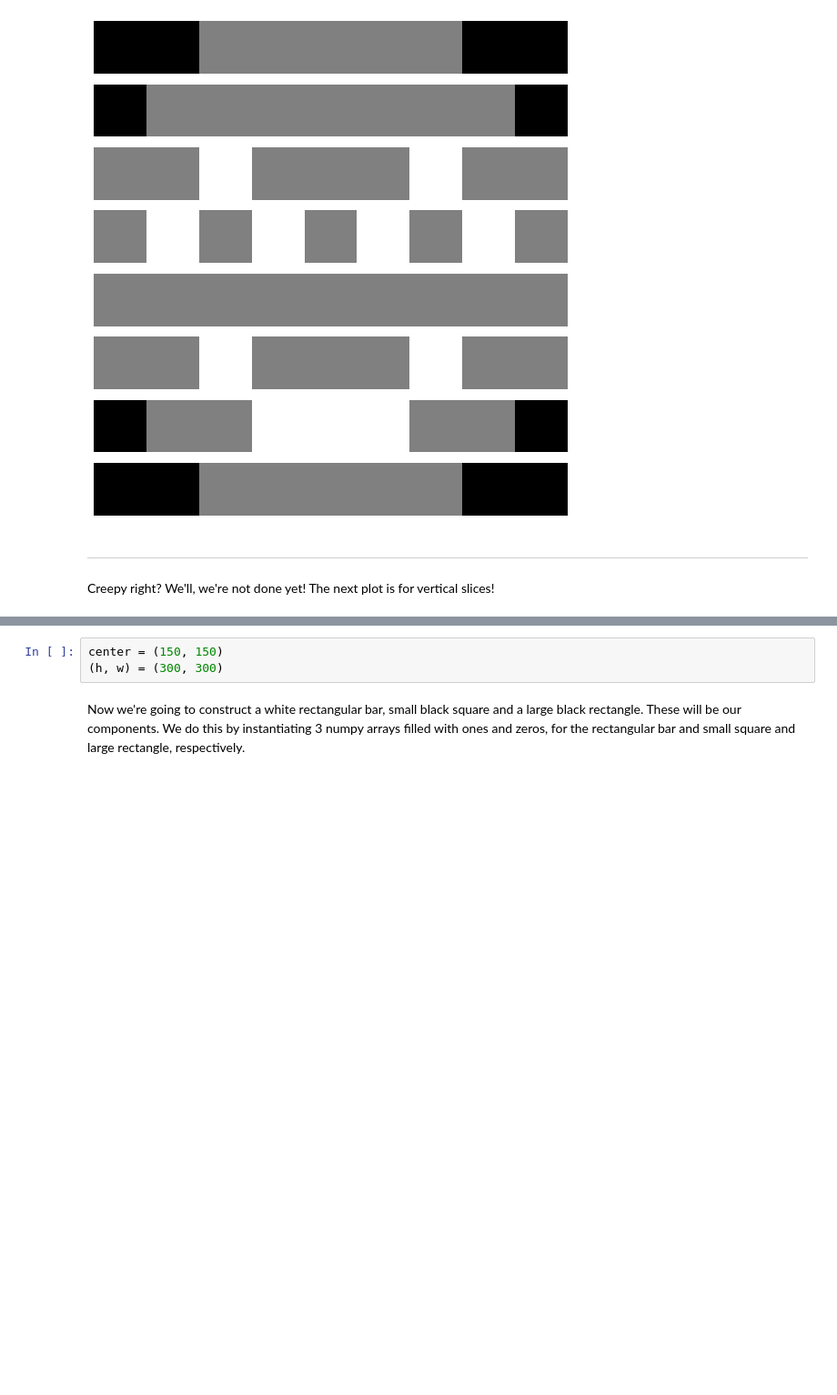
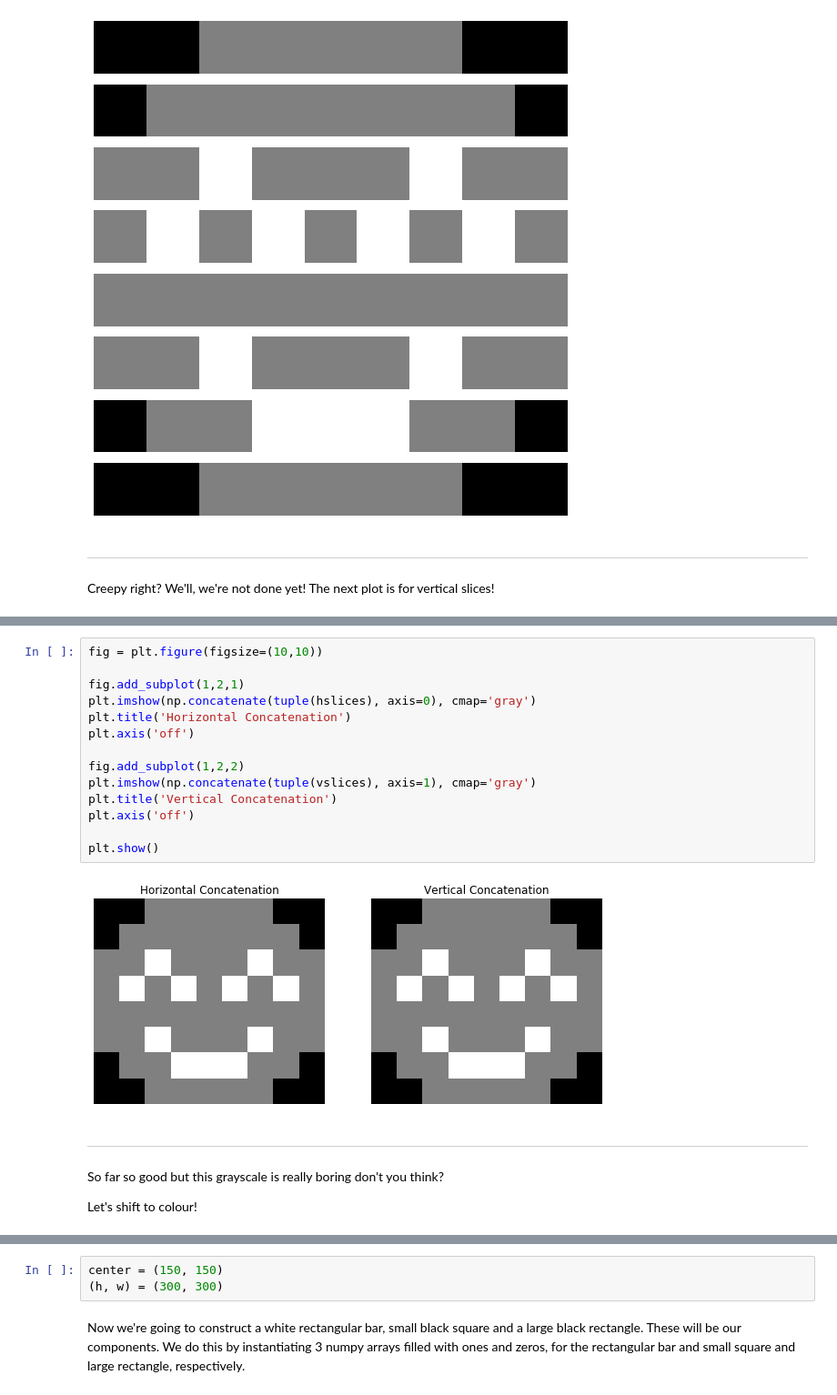
Before and after one commit to jonathanwvos/first_principles, a Jupyter notebook: Matrices.ipynb, the cells around one changed output, grey strips where cells are left out. Shown: that part at 91% size. Drawn from its saved outputs; the diff is of its cells as text; blank space fills up the shorter version.

Commit message:
Concatenation along hor. and ver.

```diff
--- a/Matrices.ipynb
+++ b/Matrices.ipynb
@@ -876,0 +890,22 @@ Creepy right? We'll, we're not done yet! The next plot is for vertical slices!
+# %%
+fig = plt.figure(figsize=(10,10))
+
+fig.add_subplot(1,2,1)
+plt.imshow(np.concatenate(tuple(hslices), axis=0), cmap='gray')
+plt.title('Horizontal Concatenation')
+plt.axis('off')
+
+fig.add_subplot(1,2,2)
+plt.imshow(np.concatenate(tuple(vslices), axis=1), cmap='gray')
+plt.title('Vertical Concatenation')
+plt.axis('off')
+
+plt.show()
+# %% [output]
+[figure, added]
+# %% [markdown]
+---
+# %% [markdown]
+So far so good but this grayscale is really boring don't you think?
+
+Let's shift to colour!
```
Also changed, not shown: parts of 9 cells of this notebook.
